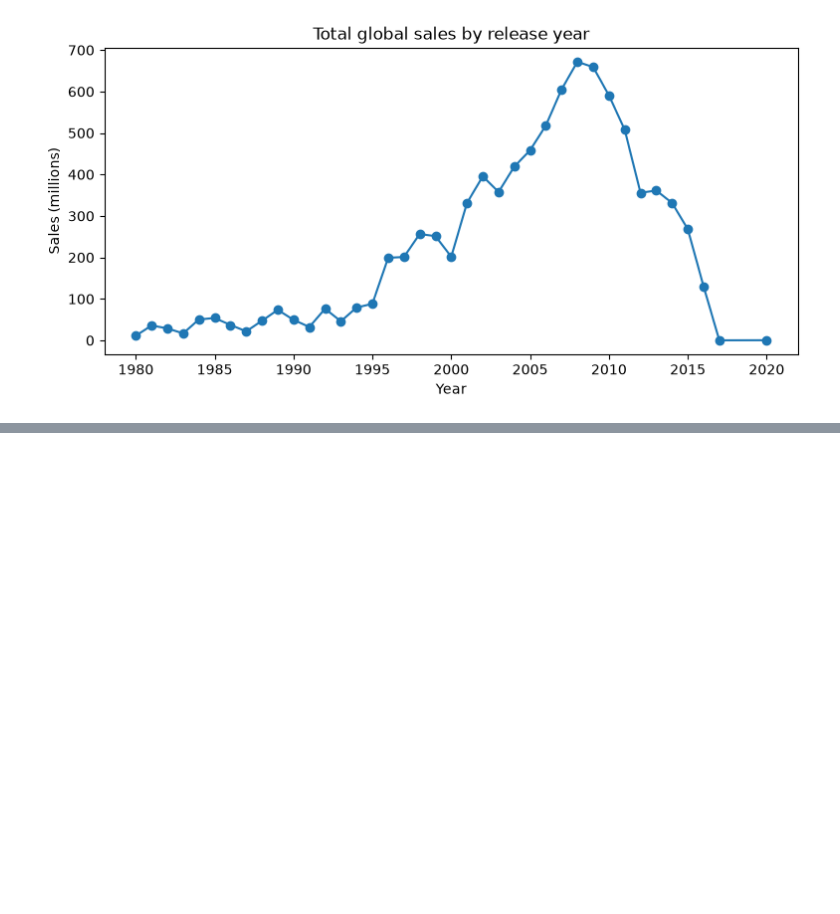
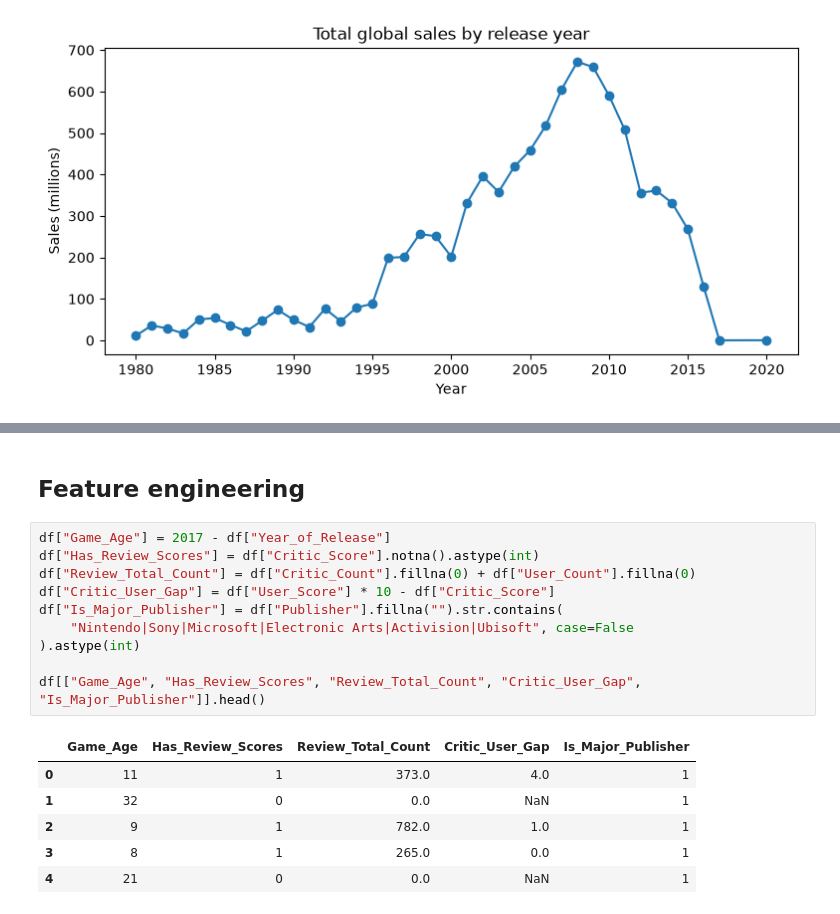
Before and after one commit to abinhyanmikha/Project-I, a Jupyter notebook: data1.ipynb, the cells around one changed output, grey strips where cells are left out. Drawn from its saved outputs; the diff is of its cells as text; blank space fills up the shorter version.

```diff
--- a/data1.ipynb
+++ b/data1.ipynb
@@ -428,0 +448,19 @@ plt.show()
+# %% [markdown]
+## Feature engineering
+# %%
+df["Game_Age"] = 2017 - df["Year_of_Release"]
+df["Has_Review_Scores"] = df["Critic_Score"].notna().astype(int)
+df["Review_Total_Count"] = df["Critic_Count"].fillna(0) + df["User_Count"].fillna(0)
+df["Critic_User_Gap"] = df["User_Score"] * 10 - df["Critic_Score"]
+df["Is_Major_Publisher"] = df["Publisher"].fillna("").str.contains(
+    "Nintendo|Sony|Microsoft|Electronic Arts|Activision|Ubisoft", case=False
+).astype(int)
+
+df[["Game_Age", "Has_Review_Scores", "Review_Total_Count", "Critic_User_Gap", "Is_Major_Publisher"]].head()
+# %% [output]
+|  | Game_Age | Has_Review_Scores | Review_Total_Count | Critic_User_Gap | Is_Major_Publisher |
+| 0 | 11 | 1 | 373.0 | 4.0 | 1 |
+| 1 | 32 | 0 | 0.0 | NaN | 1 |
+| 2 | 9 | 1 | 782.0 | 1.0 | 1 |
+| 3 | 8 | 1 | 265.0 | 0.0 | 1 |
+| 4 | 21 | 0 | 0.0 | NaN | 1 |
```
Also changed, not shown: parts of 3 cells of this notebook.
